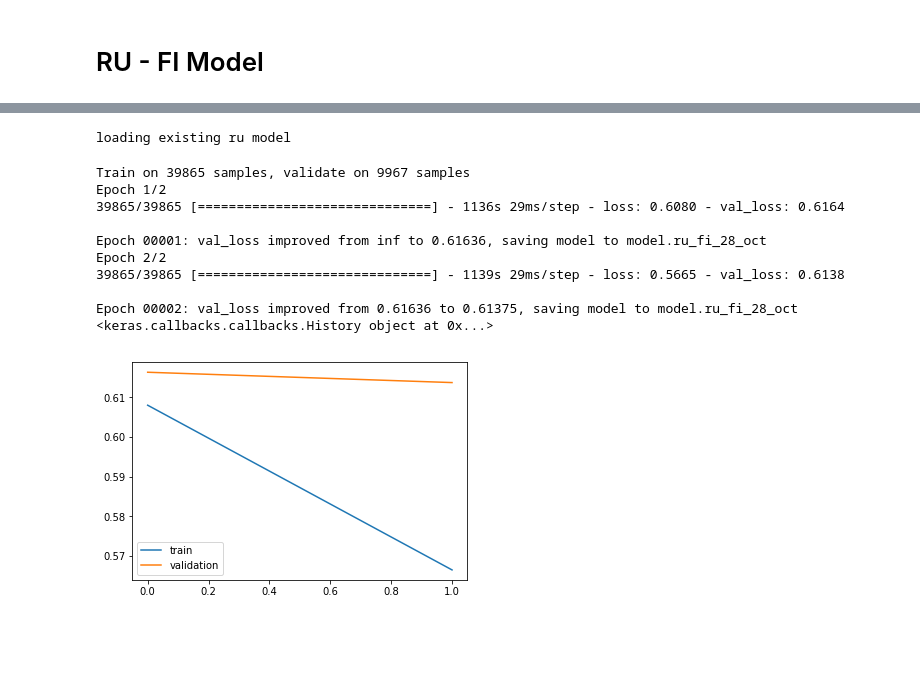
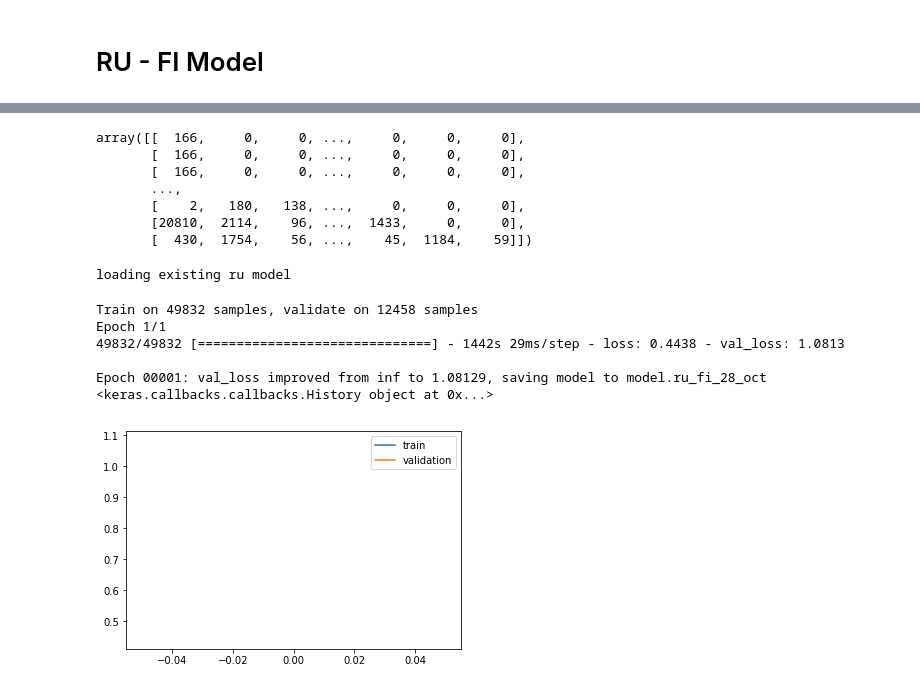
Before and after one commit to 7dev7/finnish_seq2seq, a Jupyter notebook: Translation.ipynb, the cells around one changed output, grey strips where cells are left out. Cells and saved outputs as stored; diff of their text form; code cells hidden in the pictures; blank space fills up the shorter version.

```diff
--- a/Translation.ipynb
+++ b/Translation.ipynb
@@ -211,0 +169,3 @@ print(testY[0])
+# %%
+y = encode_sequences(ru_tokenizer, ru_length, processed_fi_ru[:, 1])
+y
@@ -241,7 +209,7 @@ if NEED_TRAIN:
                              verbose=1, save_best_only=True,
                              mode='min')
 
-    history = model.fit(trainX, trainY.reshape(trainY.shape[0], trainY.shape[1], 1),
+    history = model.fit(x, y.reshape(y.shape[0], y.shape[1], 1),
                     epochs=EPOCHS, batch_size=512, validation_split = 0.2,
                     callbacks=[checkpoint], verbose=1)
 
@@ -311,0 +268,3 @@ ru_test_y = encode_sequences(fi_tokenizer, fi_length, test[:, 0])
+# %%
+x_ru = encode_sequences(ru_tokenizer, ru_length, processed_fi_ru[:, 1])
+x_ru
@@ -312,3 +279,14 @@ ru_test_y = encode_sequences(fi_tokenizer, fi_length, test[:, 0])
+# %%
+y_ru = encode_sequences(fi_tokenizer, fi_length, processed_fi_ru[:, 0])
+y_ru
+# %% [output]
+array([[  166,     0,     0, ...,     0,     0,     0],
+       [  166,     0,     0, ...,     0,     0,     0],
+       [  166,     0,     0, ...,     0,     0,     0],
+       ...,
+       [    2,   180,   138, ...,     0,     0,     0],
+       [20810,  2114,    96, ...,  1433,     0,     0],
+       [  430,  1754,    56, ...,    45,  1184,    59]])
 # %%
 if os.path.exists(FILENAME_RU):
     print('loading existing ru model')
@@ -323,31 +301,27 @@ loading existing ru model
 # %%
 if NEED_TRAIN_RU:
     checkpoint_ru = ModelCheckpoint(FILENAME_RU, monitor='val_loss',
                              verbose=1, save_best_only=True,
                              mode='min')
 
-    history = model_ru.fit(ru_train_x, ru_train_y.reshape(ru_train_y.shape[0], ru_train_y.shape[1], 1),
+    history = model_ru.fit(x_ru, y_ru.reshape(y_ru.shape[0], y_ru.shape[1], 1),
                     epochs=EPOCHS, batch_size=512, validation_split = 0.2,
                     callbacks=[checkpoint_ru], verbose=1)
 
     print(history)
 
     plt.plot(history.history['loss'])
     plt.plot(history.history['val_loss'])
     plt.legend(['train','validation'])
     plt.show()
 # %% [output]
-Train on 39865 samples, validate on 9967 samples
-Epoch 1/2
-39865/39865 [==============================] - 1136s 29ms/step - loss: 0.6080 - val_loss: 0.6164
+Train on 49832 samples, validate on 12458 samples
+Epoch 1/1
+49832/49832 [==============================] - 1442s 29ms/step - loss: 0.4438 - val_loss: 1.0813
 
-Epoch 00001: val_loss improved from inf to 0.61636, saving model to model.ru_fi_28_oct
-Epoch 2/2
-39865/39865 [==============================] - 1139s 29ms/step - loss: 0.5665 - val_loss: 0.6138
-
-Epoch 00002: val_loss improved from 0.61636 to 0.61375, saving model to model.ru_fi_28_oct
+Epoch 00001: val_loss improved from inf to 1.08129, saving model to model.ru_fi_28_oct
 <keras.callbacks.callbacks.History object at 0x...>
-[figure, old version]
+[figure, new version]
 # %%
 def translate_ru_fi(sentence):
     return predict(sentence, ru_tokenizer, ru_length, fi_tokenizer, model_ru)
```
Also changed, not shown: parts of 20 cells of this notebook.
